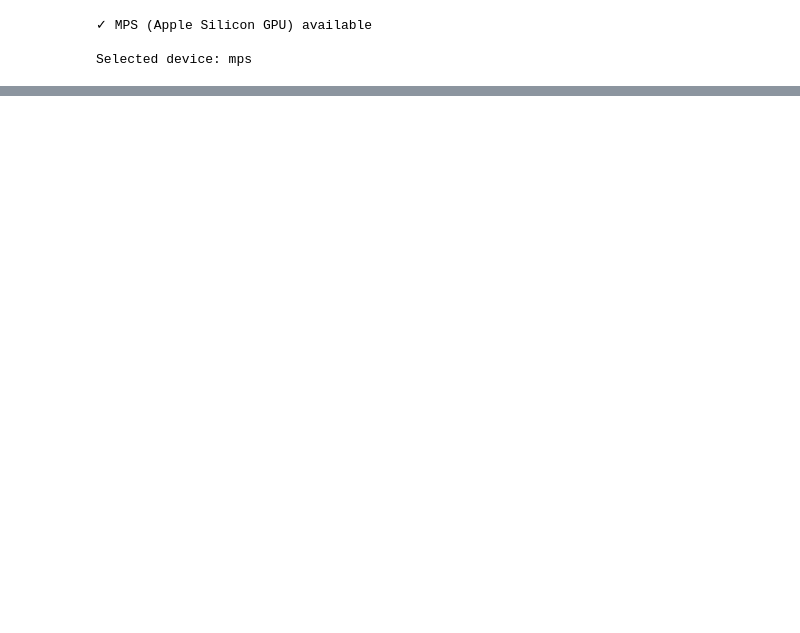
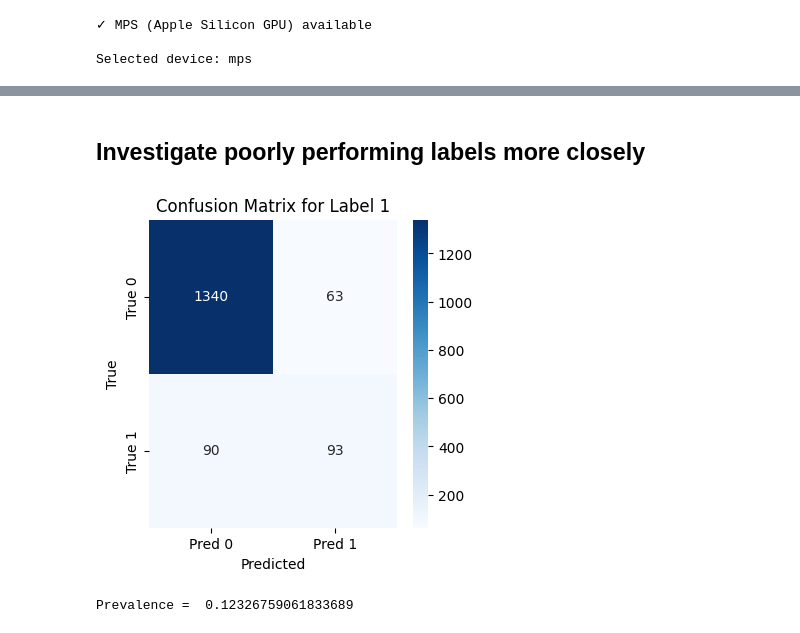
Before and after one commit to griffinfarrow/bhf_classification, a Jupyter notebook: network/model-evaluation.ipynb, the cells around one changed output, grey strips where cells are left out. Drawn from its saved outputs; the diff is of its cells as text; code cells hidden in the pictures; blank space fills up the shorter version.

Commit message:
add model evaluation notebook

```diff
--- a/network/model-evaluation.ipynb
+++ b/network/model-evaluation.ipynb
@@ -147,7 +149,7 @@ def load_contours_from_hdf5(filepath='/kaggle/input/ecg-image-contours/contours.
 try:
     print(contours["train_000000"])
 except Exception as e:
-    contours = load_contours_from_hdf5(filepath=)
+    contours = load_contours_from_hdf5(filepath="/Users/griffin/Documents/Data_Science_Projects/bhf_classification/seg_model/image_preprocessing/contours.h5")
 # %%
 def process_single_img(
                 img,
@@ -337,6 +413,4 @@ model = MultiHeadEfficientNet(
     dropout_rate=0.3
 ).to(device)
 
-if has_checkpoint:
-    print("Loading model state dict from checkpoint")
-    model.load_state_dict(checkpoint["model_state_dict"])
+model.load_state_dict(checkpoint["model_state_dict"])
@@ -344,15 +420,14 @@ if has_checkpoint:
 val_ranking_stats = []
 model.eval()
 pbar = tqdm(total=len(val_dataloader),
-            desc=f"Epoch {epoch} - Validation",
+            desc=f"Epoch {current_epoch} - Validation",
             unit="batch")
-running_val_loss = torch.tensor(0.0, device=device)
 total_samples = 0
 val_y_true_list = []
 val_y_pred_list = []
 with torch.inference_mode():
     for i, (inputs, labels) in enumerate(val_dataloader):
-        if (i + 1) % 50 == 0 or (i + 1) == len(val_dataloader):
+        if (i + 1) % 10 == 0 or (i + 1) == len(val_dataloader):
             pbar.n = i + 1
             pbar.refresh()
 
@@ -373,5 +448,3 @@ pbar.close()
 
 all_y_true = torch.cat(val_y_true_list).numpy()
 all_y_pred = torch.cat(val_y_pred_list).numpy()
-
-ranking_metrics = compute_ranking_metrics(all_y_true, all_y_pred)
@@ -377,0 +577,36 @@ ranking_metrics = compute_ranking_metrics(all_y_true, all_y_pred)
+# %% [markdown]
+## Investigate poorly performing labels more closely
+# %%
+from sklearn.metrics import confusion_matrix
+import seaborn as sns
+
+label_index = 1
+
+y_true = all_y_true[:, label_index]
+y_pred_prob = all_y_pred[:, label_index]
+threshold = ranking_metrics["thresholds"][label_index]
+
+# Convert probabilities to 0/1 predictions
+y_pred = (y_pred_prob >= threshold).astype(int)
+cm = confusion_matrix(y_true, y_pred, labels=[0, 1])
+
+plt.figure(figsize=(4, 4))
+sns.heatmap(
+    cm,
+    annot=True,
+    fmt="d",
+    cmap="Blues",
+    xticklabels=["Pred 0", "Pred 1"],
+    yticklabels=["True 0", "True 1"]
+)
+
+plt.title(f"Confusion Matrix for Label {label_index}")
+plt.xlabel("Predicted")
+plt.ylabel("True")
+plt.show()
+# %% [output]
+[figure, added]
+# %%
+print("Prevalence = ", labels_df.iloc[:,label_index].mean())
+# %% [output]
+Prevalence =  0.12326759061833689
```
Also changed, not shown: parts of 13 cells of this notebook, 1 other file.
